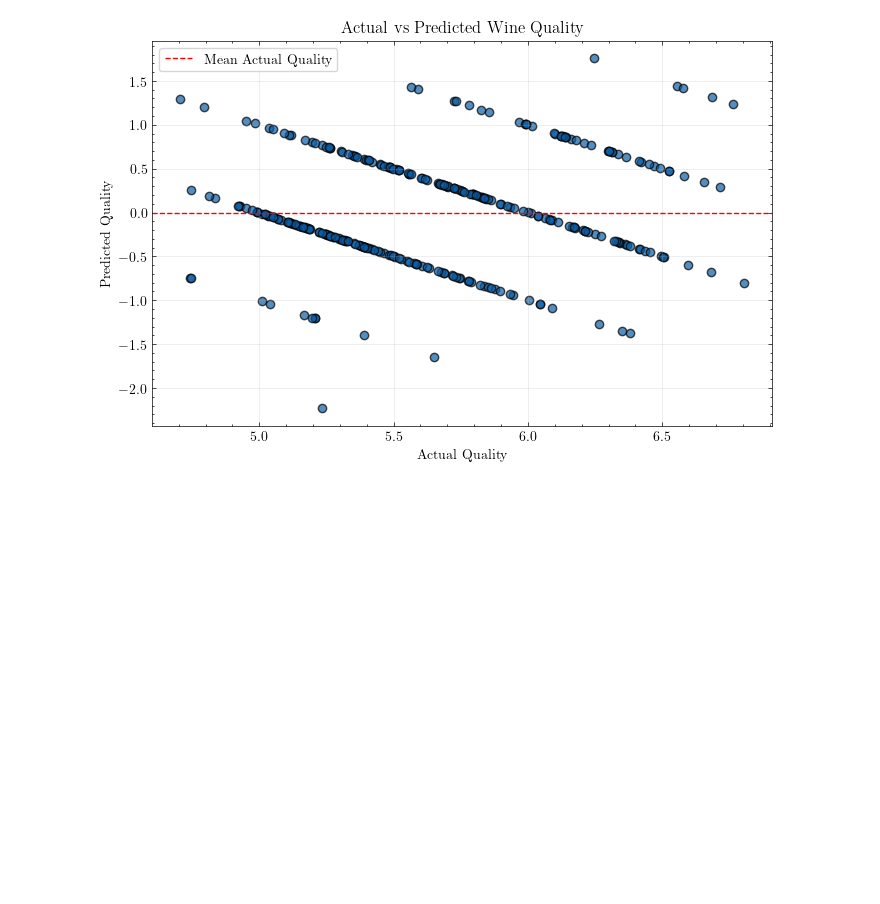
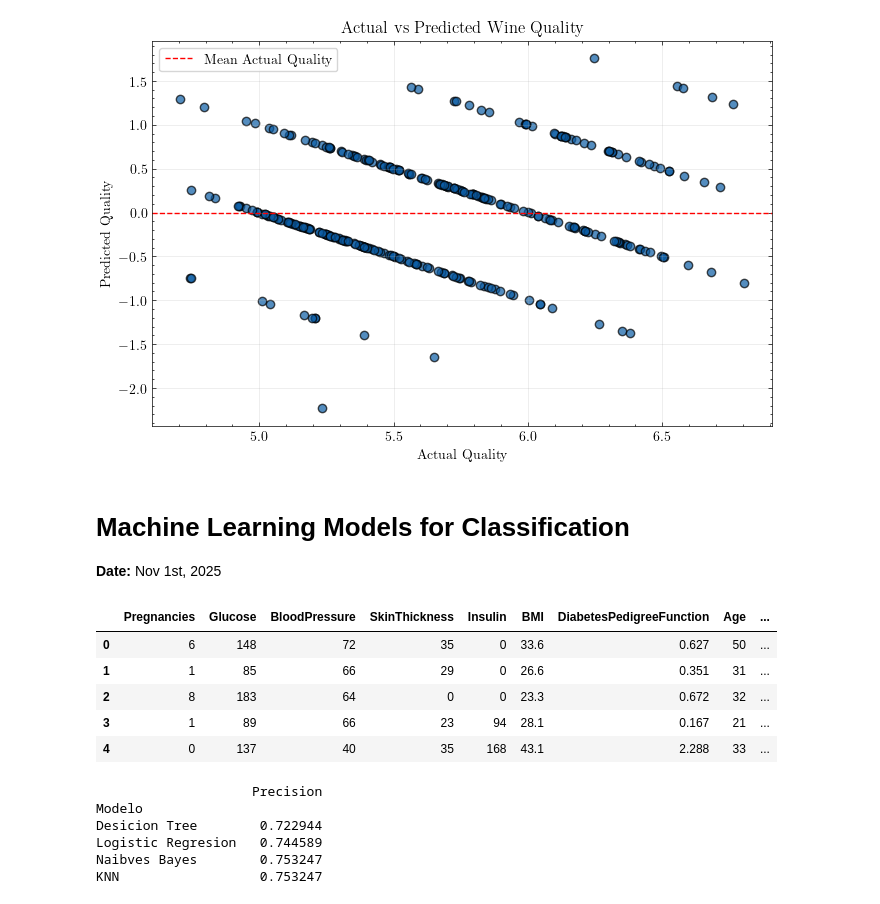
Before and after one commit to alanPalma25/sic-2025-python-ai, a Jupyter notebook: ia_module/classnotes.ipynb, the cells around one changed output. Drawn from its saved outputs; the diff is of its cells as text; code cells hidden in the pictures; blank space fills up the shorter version.

```diff
--- a/ia_module/classnotes.ipynb
+++ b/ia_module/classnotes.ipynb
@@ -131,3 +131,6 @@ plt.grid(True, alpha=0.3)
 plt.show()
 # %% [output]
 [figure]
+# %% [markdown]
+# **Machine Learning Models for Classification**
+**Date:** Nov 1st, 2025
@@ -133,0 +151,18 @@ plt.show()
+# %%
+# Define a seed for reproducibility
+SEED = 42
+np.random.seed(SEED)
+
+# Export dataframe from URL
+url_pima = "https://raw.githubusercontent.com/jbrownlee/Datasets/master/pima-indians-diabetes.csv"
+column_names = ['Pregnancies', 'Glucose', 'BloodPressure', 'SkinThickness', 'Insulin', 'BMI', 'DiabetesPedigreeFunction', 'Age', 'Outcome']
+df_pima = pd.read_csv(url_pima, header=None, names=column_names)
+
+df_pima.head()
+# %% [output]
+|  | Pregnancies | Glucose | BloodPressure | SkinThickness | Insulin | BMI | DiabetesPedigreeFunction | Age | ... |
+| 0 | 6 | 148 | 72 | 35 | 0 | 33.6 | 0.627 | 50 | ... |
+| 1 | 1 | 85 | 66 | 29 | 0 | 26.6 | 0.351 | 31 | ... |
+| 2 | 8 | 183 | 64 | 0 | 0 | 23.3 | 0.672 | 32 | ... |
+| 3 | 1 | 89 | 66 | 23 | 94 | 28.1 | 0.167 | 21 | ... |
+| 4 | 0 | 137 | 40 | 35 | 168 | 43.1 | 2.288 | 33 | ... |
@@ -133,0 +179,32 @@ plt.show()
+# %%
+def eval_model(modelo, x_tr, x_ts, y_ts):
+    modelo.fit(x_tr, y_train)
+    pred = modelo.predict(x_ts)
+    return accuracy_score(y_ts, pred)
+
+results = {}
+
+nb_model = GaussianNB()
+results['Naibves Bayes'] = eval_model(nb_model, x_train_scaled, x_test_scaled, y_test)
+
+knn_model = KNeighborsClassifier(n_neighbors = 1)
+results['KNN'] = eval_model(nb_model, x_train_scaled, x_test_scaled, y_test)
+
+nb_model = LogisticRegression(solver='liblinear', random_state=SEED)
+results['Logistic Regresion'] = eval_model(nb_model, x_train_scaled, x_test_scaled, y_test)
+
+tree_model = DecisionTreeClassifier(random_state=SEED)
+results["Desicion Tree"] = eval_model(tree_model, x_train_scaled, x_test_scaled, y_test)
+
+
+df_results = pd.DataFrame(list(results.items()), columns =['Modelo', 'Precision'])
+df_results = df_results.sort_values(by='Precision')
+
+print(df_results.set_index("Modelo"))
+# %% [output]
+                    Precision
+Modelo
+Desicion Tree        0.722944
+Logistic Regresion   0.744589
+Naibves Bayes        0.753247
+KNN                  0.753247
```
Also changed, not shown: parts of 3 cells of this notebook, 1 other file.
